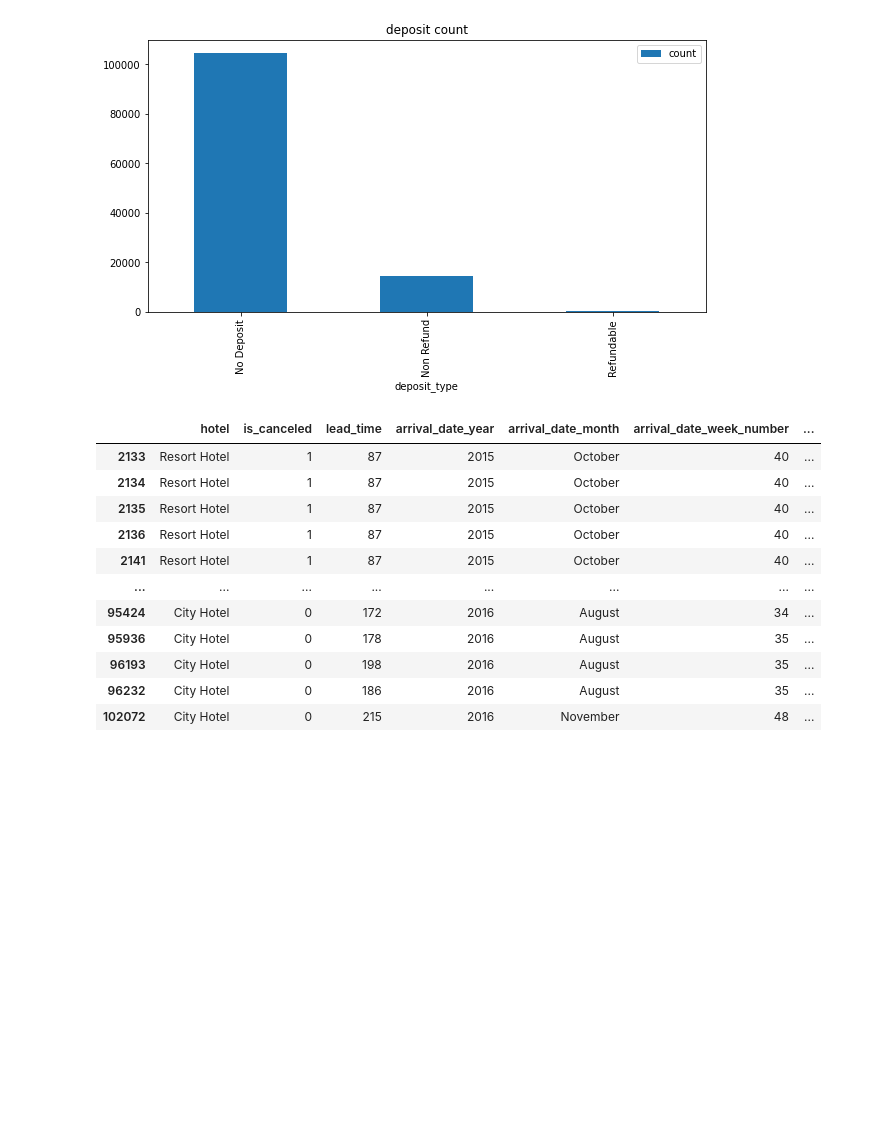
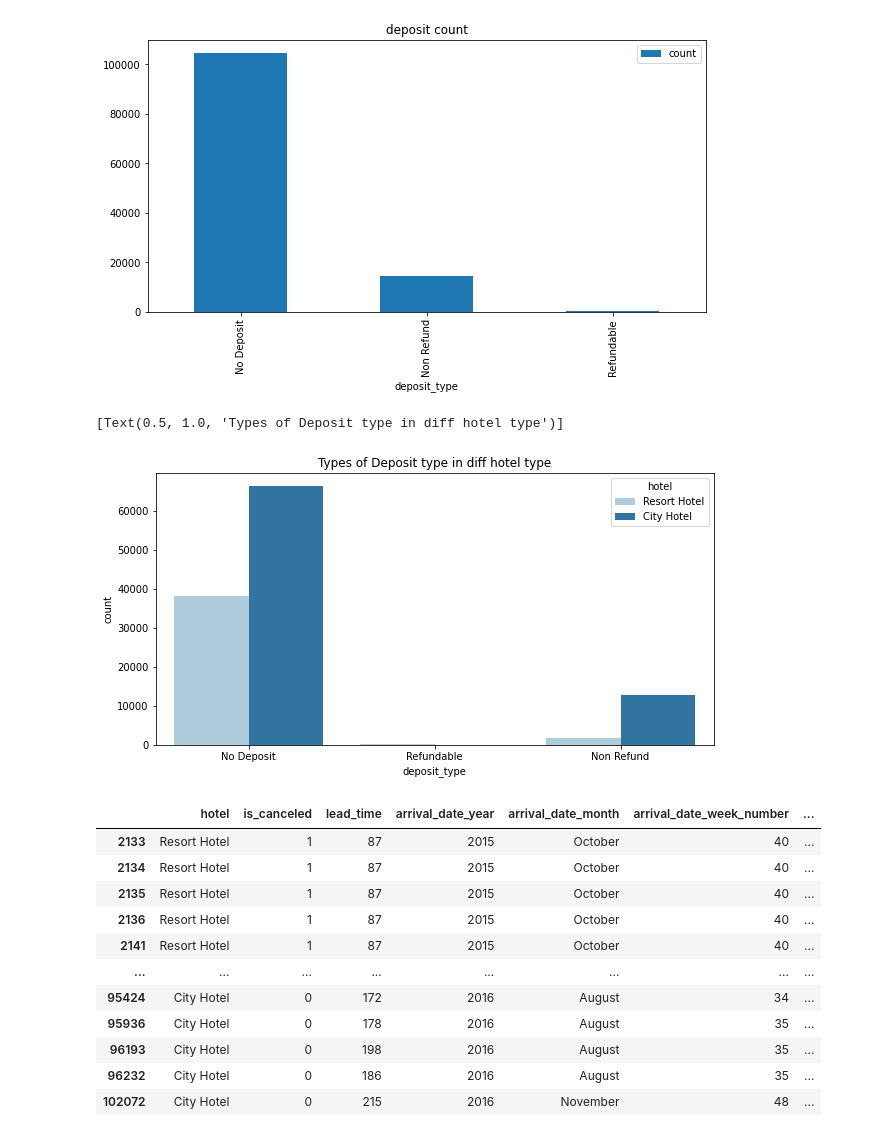
Before and after one commit to dkd99/hotel-booking-analysis, a Jupyter notebook: Hotel_Booking_Analysis_Capstone_Project.ipynb, the cells around one changed output. Drawn from its saved outputs; the diff is of its cells as text; code cells hidden in the pictures; blank space fills up the shorter version.

```diff
--- a/Hotel_Booking_Analysis_Capstone_Project.ipynb
+++ b/Hotel_Booking_Analysis_Capstone_Project.ipynb
@@ -459,6 +492,11 @@ deposit_df.plot(kind='bar',title='deposit count')
 # %% [output]
 <matplotlib.axes._subplots.AxesSubplot at 0x...>
 [figure]
+# %%
+sns.countplot(data = hotel_df, x = 'deposit_type',hue='hotel', palette='Paired').set(title='Types of Deposit type in diff hotel type')
+# %% [output]
+[Text(0.5, 1.0, 'Types of Deposit type in diff hotel type')]
+[figure, added]
 # %%
 hotel_df[hotel_df['deposit_type']=='Non Refund']
 # %% [output]
```
Also changed, not shown: parts of 64 cells of this notebook.
